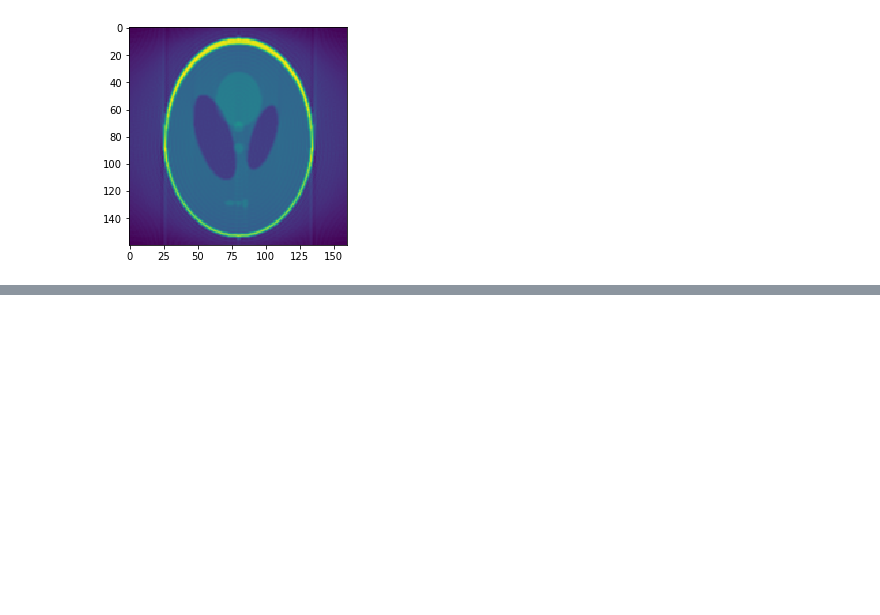
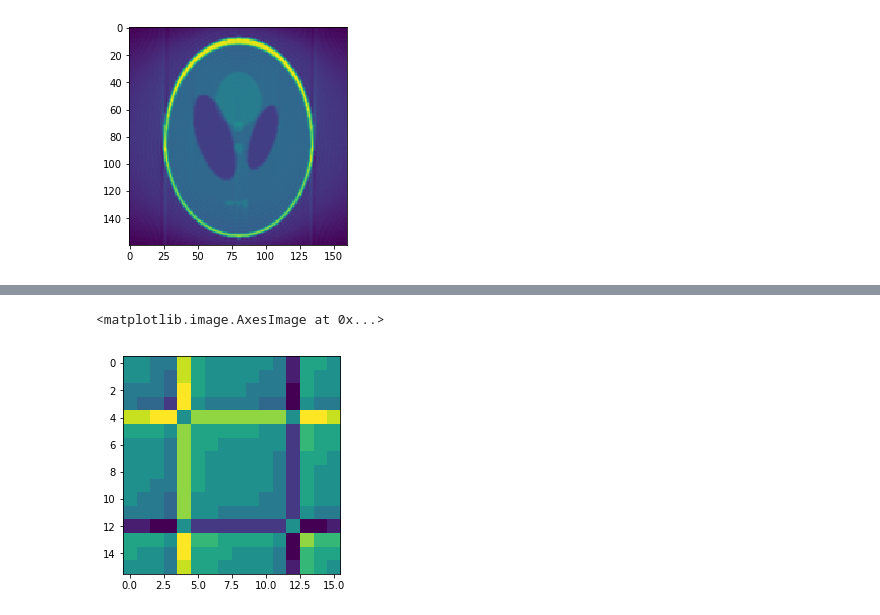
Before and after one commit to Varato/image_recon, a Jupyter notebook: recon_algo_study.ipynb, the cells around one changed output, grey strips where cells are left out. Saved outputs shown, nothing was run; the diff lists cells and outputs as text; code cells hidden in the pictures; blank space fills up the shorter version.

```diff
--- a/recon_algo_study.ipynb
+++ b/recon_algo_study.ipynb
@@ -147,0 +253,5 @@ plt.imshow(fil)
+# %%
+plt.imshow(s.round())
+# %% [output]
+<matplotlib.image.AxesImage at 0x...>
+[figure, added]
```
Also changed, not shown: parts of 13 cells of this notebook, 2 other files.
